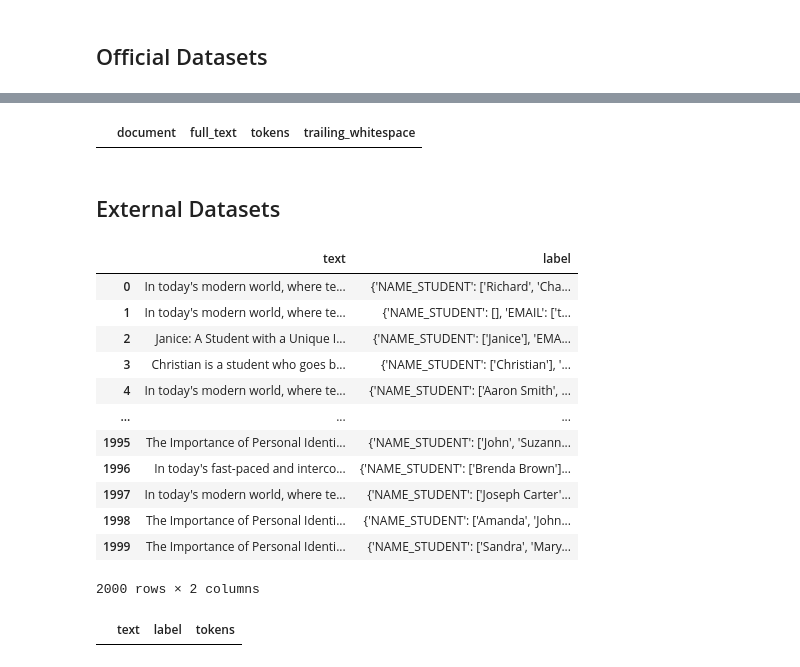
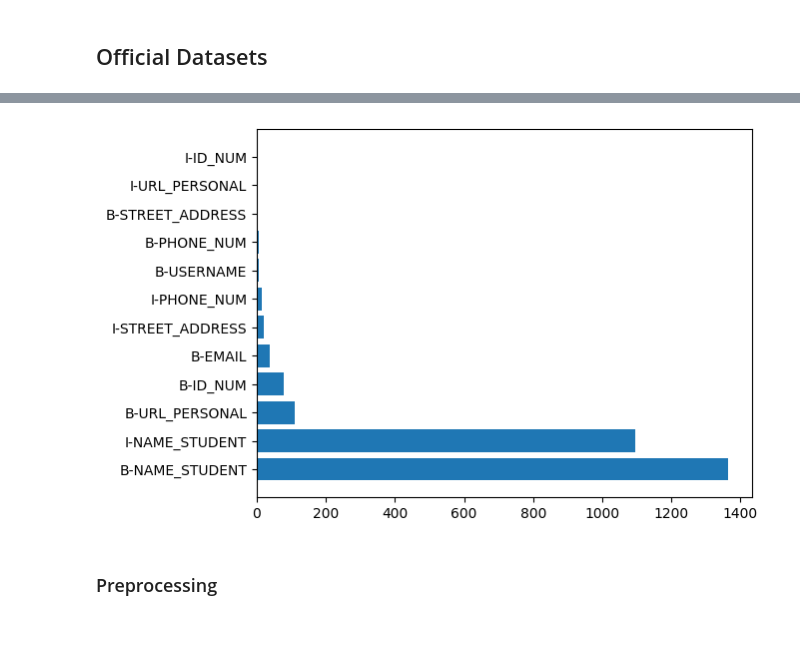
Before and after one commit to GGC-DSA/Kaggle-2024, a Jupyter notebook: notebooks-Spr2024/PratikC_Notebook.ipynb, the cells around one changed output, grey strips where cells are left out. Cells and saved outputs as stored; diff of their text form; code cells hidden in the pictures; blank space fills up the shorter version.

```diff
--- a/notebooks-Spr2024/PratikC_Notebook.ipynb
+++ b/notebooks-Spr2024/PratikC_Notebook.ipynb
@@ -18,3 +21,3 @@ in the bash to install the english spacy pipline
 # %%
-# df_train = pd.read_json("../Datasets/Official/train.json")
-# df_train
+df = pd.read_json("../Datasets/Official/train.json")
+df
@@ -40,6 +41,0 @@ df_test
-# %%
-df_test[df_test.isnull().any(axis = 1)]
-# %% [output]
-|  | document | full_text | tokens | trailing_whitespace |
-# %% [markdown]
-## External Datasets
@@ -50,21 +42,12 @@ df_test[df_test.isnull().any(axis = 1)]
-# %%
-df_ext1_ai_data = pd.read_csv("../Datasets/External/ai_data.csv",names=["text","label"],header = 0)
-df_ext1_ai_data
-# %% [output]
-|  | text | label |
-| 0 | In today's modern world, where te... | {'NAME_STUDENT': ['Richard', 'Cha... |
-| 1 | In today's modern world, where te... | {'NAME_STUDENT': [], 'EMAIL': ['t... |
-| 2 | Janice: A Student with a Unique I... | {'NAME_STUDENT': ['Janice'], 'EMA... |
-| 3 | Christian is a student who goes b... | {'NAME_STUDENT': ['Christian'], '... |
-| 4 | In today's modern world, where te... | {'NAME_STUDENT': ['Aaron Smith', ... |
-| ... | ... | ... |
-| 1995 | The Importance of Personal Identi... | {'NAME_STUDENT': ['John', 'Suzann... |
-| 1996 | In today's fast-paced and interco... | {'NAME_STUDENT': ['Brenda Brown']... |
-| 1997 | In today's modern world, where te... | {'NAME_STUDENT': ['Joseph Carter'... |
-| 1998 | The Importance of Personal Identi... | {'NAME_STUDENT': ['Amanda', 'John... |
-| 1999 | The Importance of Personal Identi... | {'NAME_STUDENT': ['Sandra', 'Mary... |
-2000 rows × 2 columns
-# %%
-df_ext1_ai_data[df_ext1_ai_data.isnull().any(axis = 1)]
-# %% [output]
-|  | text | label | tokens |
+# %%
+from collections import Counter
+c = Counter()
+df.apply(lambda line: c.update(line.labels), axis = 1)
+c_pii = c.most_common()[1:]
+c_key, c_val = zip(*c_pii)
+plt.barh(c_key, c_val)
+plt.show()
+# %% [output]
+[figure, added]
+# %% [markdown]
+### Preprocessing
```
Also changed, not shown: parts of 26 cells of this notebook.
